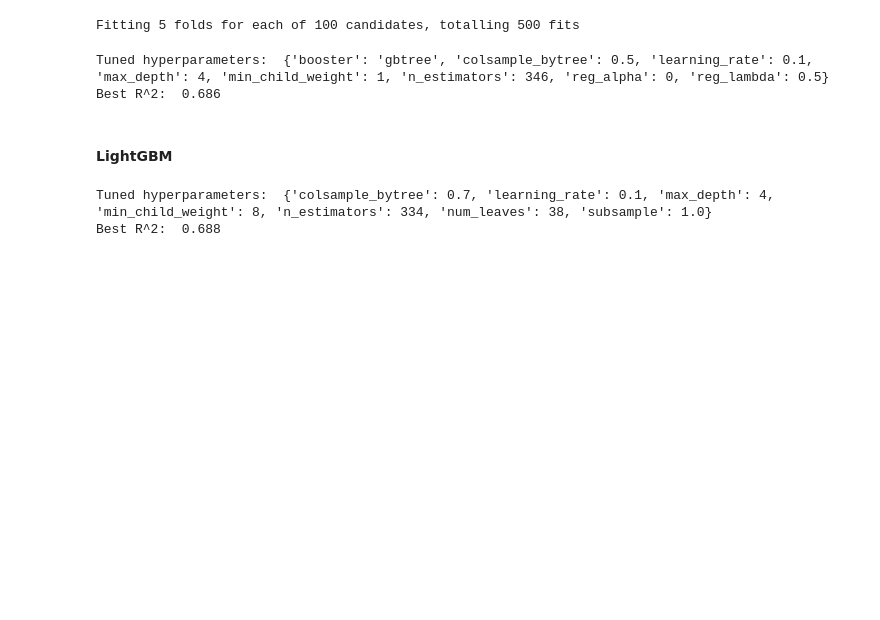
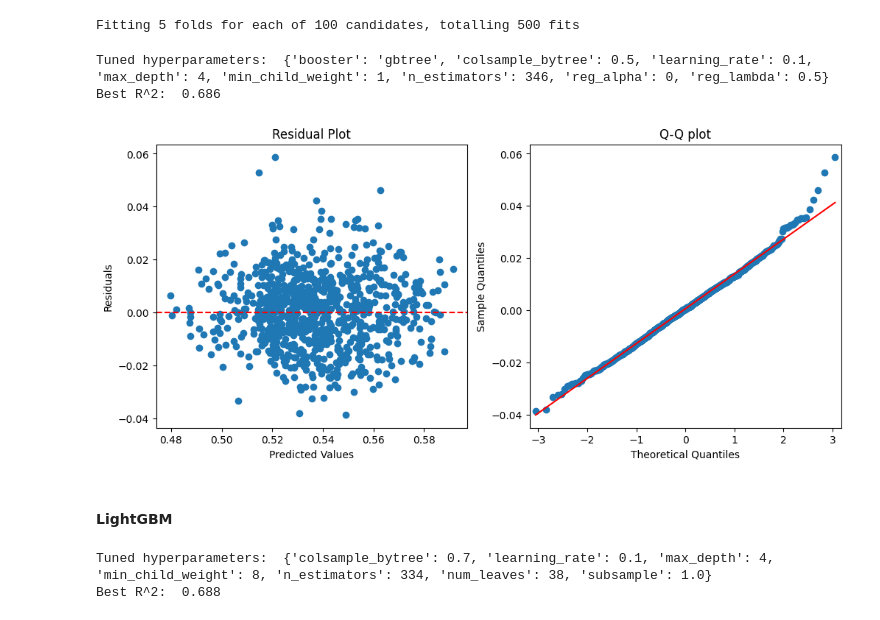
Before and after one commit to puc26/kaggleNotebook, a Jupyter notebook: 20230811_WATAnalysis.ipynb, the cells around one changed output. Drawn from its saved outputs; the diff is of its cells as text; code cells hidden in the pictures; blank space fills up the shorter version.

```diff
--- a/20230811_WATAnalysis.ipynb
+++ b/20230811_WATAnalysis.ipynb
@@ -1474,6 +1507,10 @@ elapsed_time = round(elapsed_time, 3)
 
 score_xgb = get_evaluation_metrics(Y_test_final, Yhat, xgb_best)
 score_xgb['Training Time'] = elapsed_time
+# %%
+get_residual_qqplt(Y_test_final, Yhat)
+# %% [output]
+[figure, added]
 # %% [markdown]
 #### LightGBM
 # %%
```
Also changed, not shown: parts of 12 cells of this notebook.
